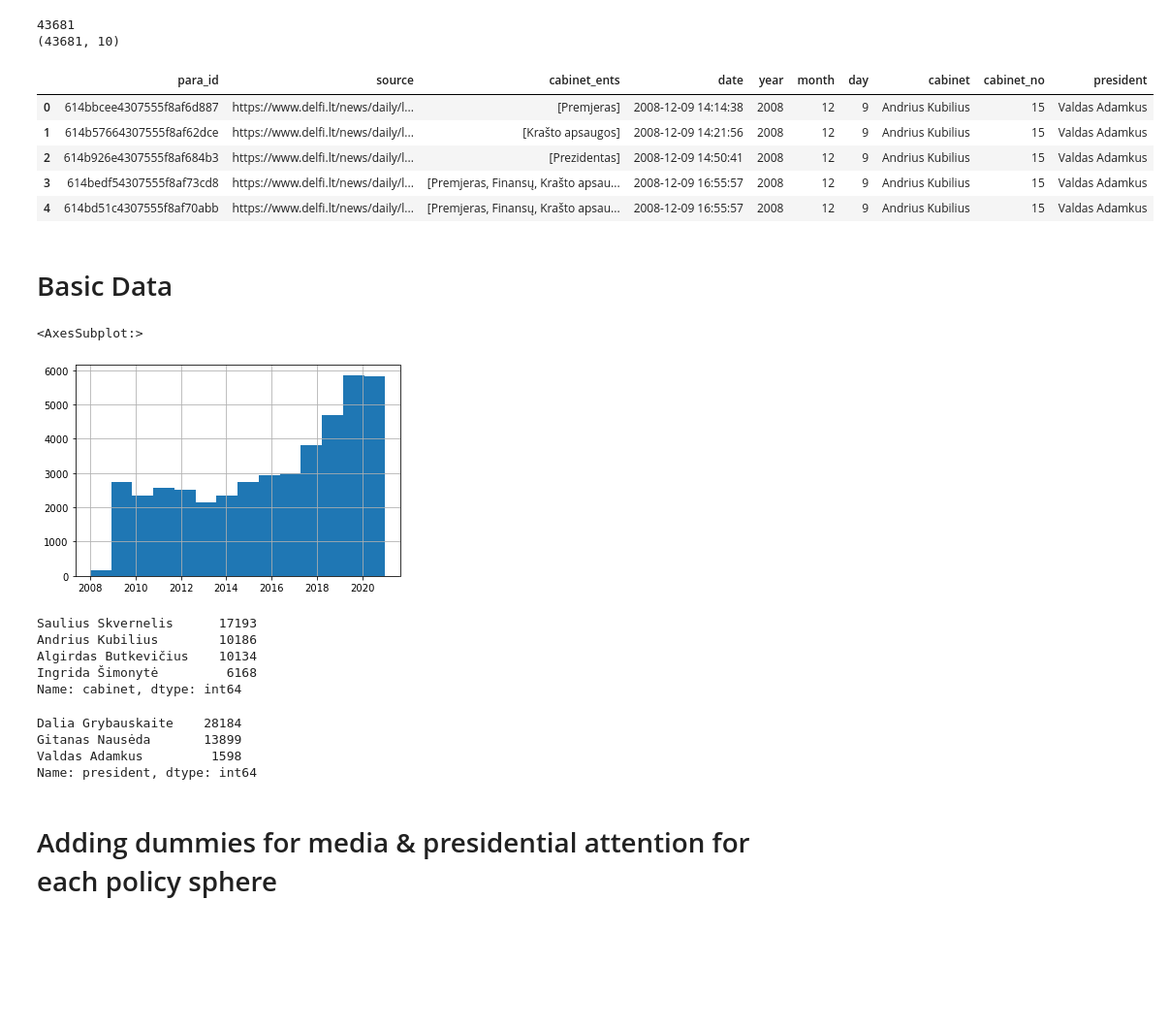
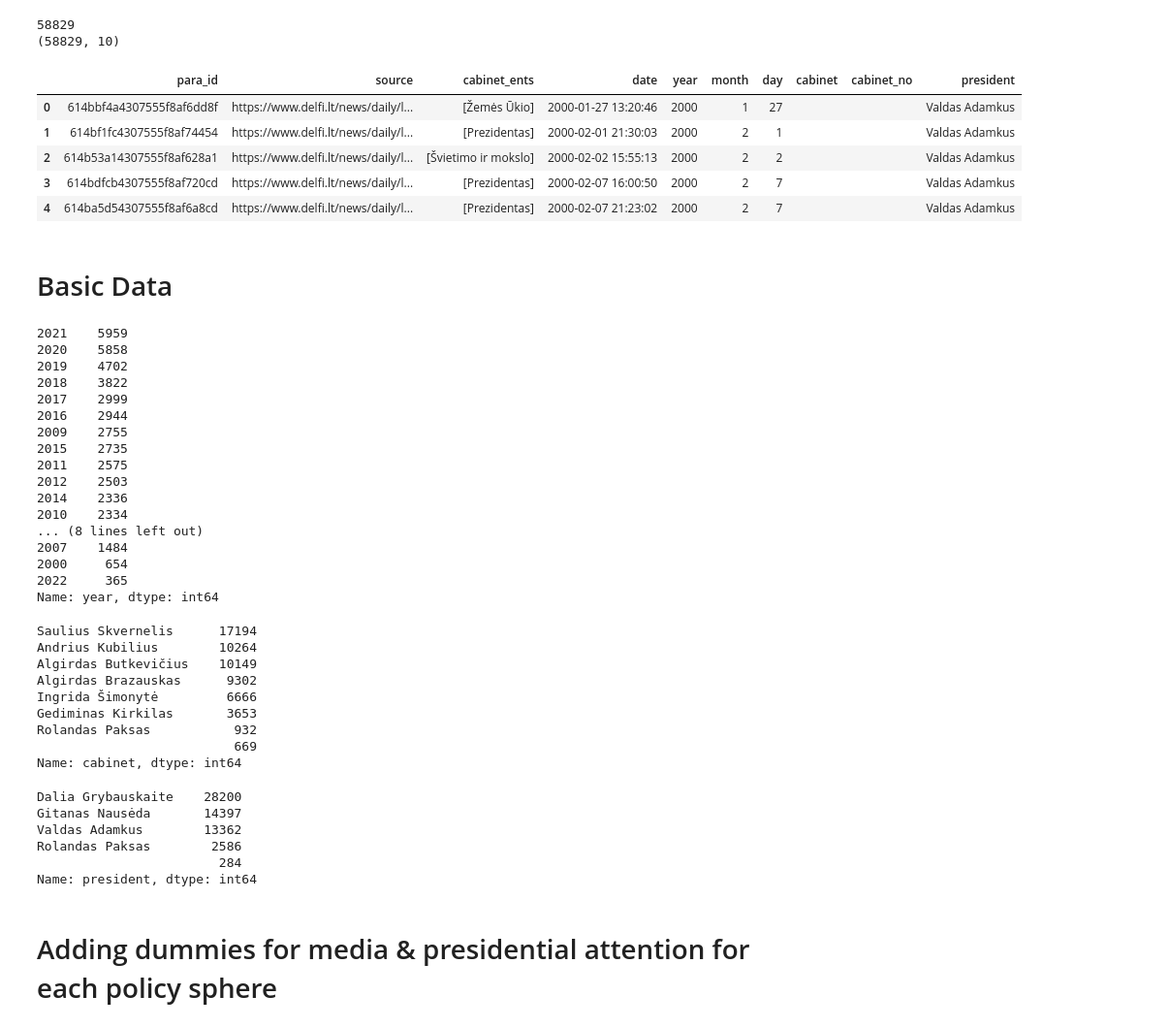
Before and after one commit to lukas-pkl/presidential_attention, a Jupyter notebook: 2_analysis/DataPrep.ipynb, the cells around one changed output. Shown: that part at 97% size. Cells and saved outputs as stored; diff of their text form; code cells hidden in the pictures; blank space fills up the shorter version.

```diff
--- a/2_analysis/DataPrep.ipynb
+++ b/2_analysis/DataPrep.ipynb
@@ -9,48 +10,69 @@ import constants
 mongo = MongoClient(constants.mongo_conn_string)
 mongo_lt_col = mongo[constants.mongo_db][constants.mongo_lt_annotated_col]
 # %%
-query = {"date":{"$gte": datetime(2008, 12, 9)}}
+query = {}
 
 cursor = mongo_lt_col.find(query, {"_id":0, "text":0})
 
 data = [i for i in cursor]
 print(len(data))
 
 df = pd.DataFrame(data)
 print(df.shape)
 df.head()
 # %% [output]
-43681
-(43681, 10)
+58829
+(58829, 10)
 |  | para_id | source | cabinet_ents | date | year | month | day | cabinet | cabinet_no | president |
-| 0 | 614bbcee4307555f8af6d887 | https://www.delfi.lt/news/daily/l... | [Premjeras] | 2008-12-09 14:14:38 | 2008 | 12 | 9 | Andrius Kubilius | 15 | Valdas Adamkus |
-| 1 | 614b57664307555f8af62dce | https://www.delfi.lt/news/daily/l... | [Krašto apsaugos] | 2008-12-09 14:21:56 | 2008 | 12 | 9 | Andrius Kubilius | 15 | Valdas Adamkus |
-| 2 | 614b926e4307555f8af684b3 | https://www.delfi.lt/news/daily/l... | [Prezidentas] | 2008-12-09 14:50:41 | 2008 | 12 | 9 | Andrius Kubilius | 15 | Valdas Adamkus |
-| 3 | 614bedf54307555f8af73cd8 | https://www.delfi.lt/news/daily/l... | [Premjeras, Finansų, Krašto apsau... | 2008-12-09 16:55:57 | 2008 | 12 | 9 | Andrius Kubilius | 15 | Valdas Adamkus |
-| 4 | 614bd51c4307555f8af70abb | https://www.delfi.lt/news/daily/l... | [Premjeras, Finansų, Krašto apsau... | 2008-12-09 16:55:57 | 2008 | 12 | 9 | Andrius Kubilius | 15 | Valdas Adamkus |
+| 0 | 614bbf4a4307555f8af6dd8f | https://www.delfi.lt/news/daily/l... | [Žemės Ūkio] | 2000-01-27 13:20:46 | 2000 | 1 | 27 |  |  | Valdas Adamkus |
+| 1 | 614bf1fc4307555f8af74454 | https://www.delfi.lt/news/daily/l... | [Prezidentas] | 2000-02-01 21:30:03 | 2000 | 2 | 1 |  |  | Valdas Adamkus |
+| 2 | 614b53a14307555f8af628a1 | https://www.delfi.lt/news/daily/l... | [Švietimo ir mokslo] | 2000-02-02 15:55:13 | 2000 | 2 | 2 |  |  | Valdas Adamkus |
+| 3 | 614bdfcb4307555f8af720cd | https://www.delfi.lt/news/daily/l... | [Prezidentas] | 2000-02-07 16:00:50 | 2000 | 2 | 7 |  |  | Valdas Adamkus |
+| 4 | 614ba5d54307555f8af6a8cd | https://www.delfi.lt/news/daily/l... | [Prezidentas] | 2000-02-07 21:23:02 | 2000 | 2 | 7 |  |  | Valdas Adamkus |
 # %%
 #df.to_parquet("Data.parquet")
 # %% [markdown]
 # Basic Data
 # %%
-df.year.hist(bins=14)
+df.year.value_counts()
 # %% [output]
-<AxesSubplot:>
+2021    5959
+2020    5858
+2019    4702
+2018    3822
+2017    2999
+2016    2944
+2009    2755
+2015    2735
+2011    2575
+2012    2503
+2014    2336
+2010    2334
+... (8 lines left out)
+2007    1484
+2000     654
+2022     365
+Name: year, dtype: int64
-[figure, removed]
 # %%
 df.cabinet.value_counts()
 # %% [output]
-Saulius Skvernelis      17193
-Andrius Kubilius        10186
-Algirdas Butkevičius    10134
-Ingrida Šimonytė         6168
+Saulius Skvernelis      17194
+Andrius Kubilius        10264
+Algirdas Butkevičius    10149
+Algirdas Brazauskas      9302
+Ingrida Šimonytė         6666
+Gediminas Kirkilas       3653
+Rolandas Paksas           932
+                          669
 Name: cabinet, dtype: int64
 # %%
 df.president.value_counts()
 # %% [output]
-Dalia Grybauskaite    28184
-Gitanas Nausėda       13899
-Valdas Adamkus         1598
+Dalia Grybauskaite    28200
+Gitanas Nausėda       14397
+Valdas Adamkus        13362
+Rolandas Paksas        2586
+                        284
 Name: president, dtype: int64
 # %% [markdown]
 # Adding dummies for media & presidential attention for each policy sphere
```
Also changed, not shown: parts of 3 cells of this notebook, 11 other files.
